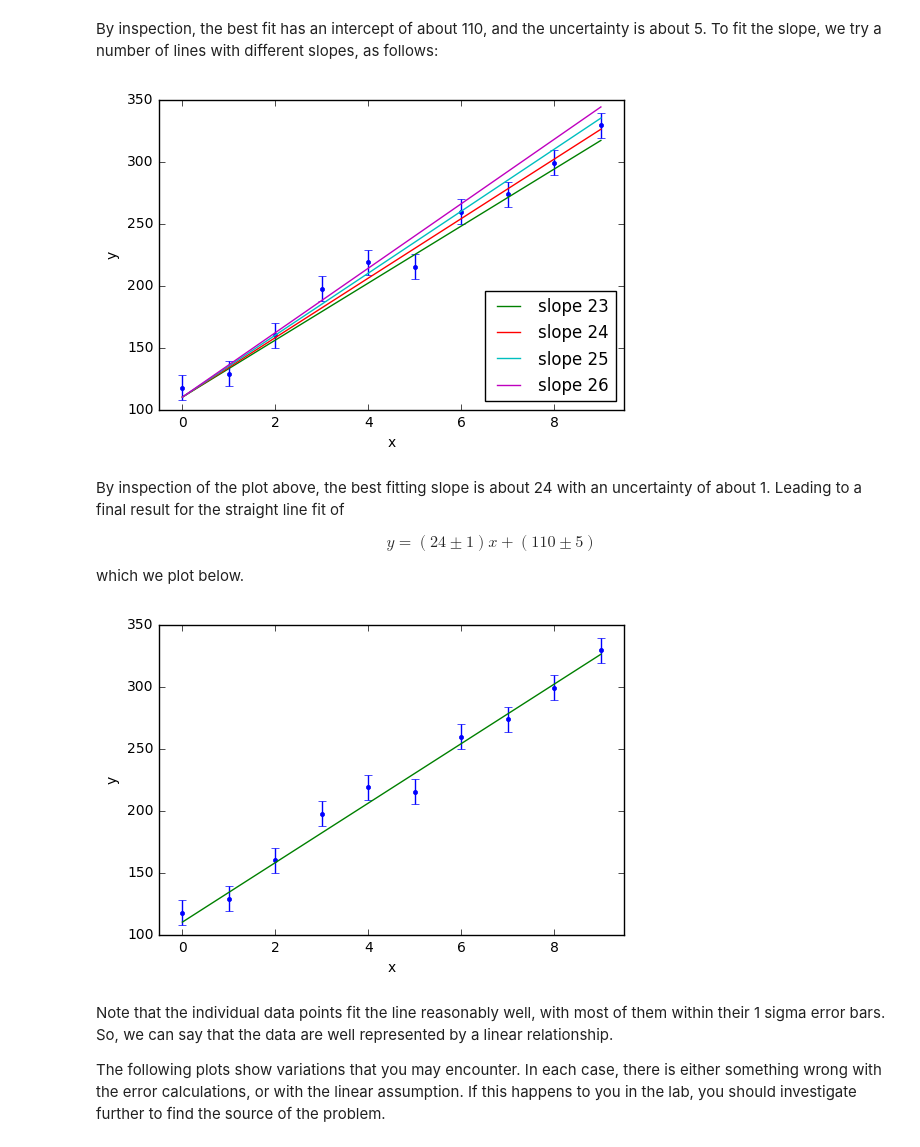
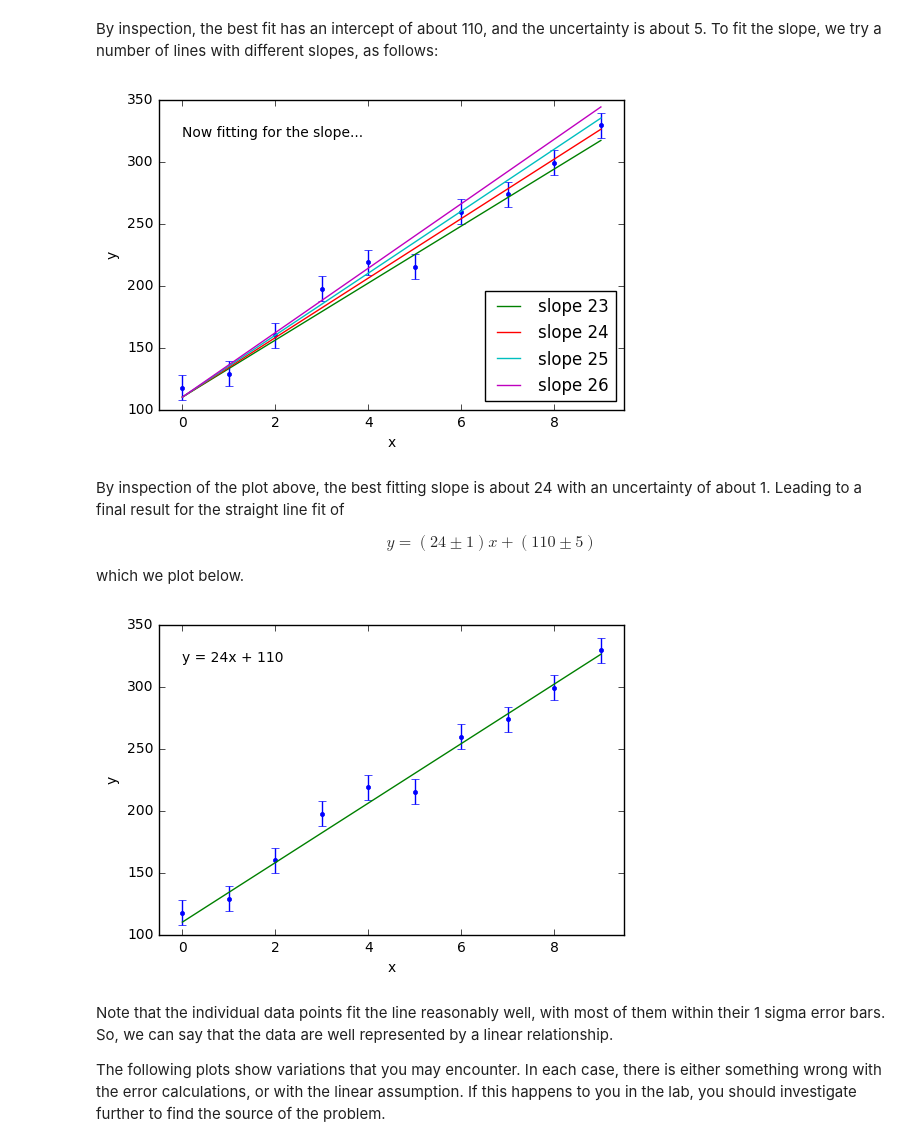
Before and after one commit to phys3112/intro, a Jupyter notebook: mcba12-fitting-a-straight-line.ipynb, the cells around one changed output. Cells and saved outputs as stored; diff of their text form; code cells hidden in the pictures.

```diff
--- a/mcba12-fitting-a-straight-line.ipynb
+++ b/mcba12-fitting-a-straight-line.ipynb
@@ -59,19 +60,20 @@ By inspection, the best fit has an intercept of about 110, and the uncertainty i
 # %%
 # Plot the data, and some lines with different slopes.
 
 plt.errorbar(x, y, yerr = yerr, fmt = '.')
 plt.xlabel("x")
 plt.ylabel("y")
 plt.xlim(-0.5, 9.5)
 
 plt.plot(x, 23*x + 110, label = 'slope 23')
 plt.plot(x, 24*x + 110, label = 'slope 24')
 plt.plot(x, 25*x + 110, label = 'slope 25')
 plt.plot(x, 26*x + 110, label = 'slope 26')
 plt.legend(loc = 'lower right')
+plt.text(0, 320, 'Now fitting for the slope...')
 plt.show()
 # %% [output]
-[figure, old version]
+[figure, new version]
 # %% [markdown]
 By inspection of the plot above, the best fitting slope is about 24 with an uncertainty of about 1. Leading to a final result for the straight line fit of
 
@@ -83,11 +85,11 @@ plt.errorbar(x, y, yerr = yerr, fmt = '.')
 plt.xlabel("x")
 plt.ylabel("y")
 plt.xlim(-0.5, 9.5)
-
+plt.text(0, 320, "y = 24x + 110")
 plt.plot(x, 24*x + 110)
 plt.show()
 # %% [output]
-[figure, old version]
+[figure, new version]
 # %% [markdown]
 Note that the individual data points fit the line reasonably well, with most of them within their 1 sigma error bars. So, we can say that the data are well represented by a linear relationship.
 
```
Also changed, not shown: parts of 2 cells of this notebook, 1 other file.
